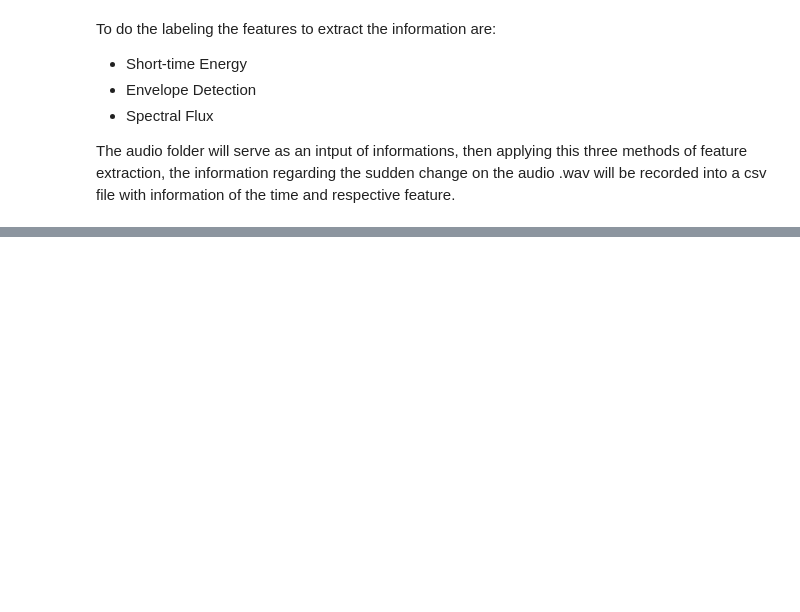
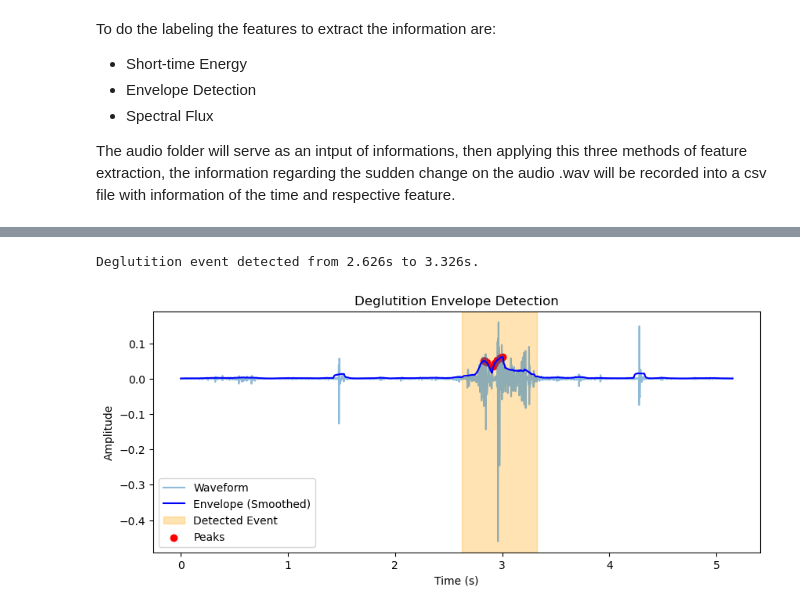
Before and after one commit to TTorres98/Swallowing-Detection, a Jupyter notebook: Audio_analysis/Audio_labeling.ipynb, the cells around one changed output, grey strips where cells are left out. Saved outputs shown, nothing was run; the diff lists cells and outputs as text; code cells hidden in the pictures; blank space fills up the shorter version.

```diff
--- a/Audio_analysis/Audio_labeling.ipynb
+++ b/Audio_analysis/Audio_labeling.ipynb
@@ -124,3 +146,0 @@ df
-# %%
-df = pd.read_csv("tempos_deglutiçao.csv")
-print(df.columns)
@@ -129,5 +146,0 @@ Index(['Filename', 'Start Time (s)', 'End Time (s)', 'Detected Feature'], dtype=
-# %%
-df = pd.read_csv("tempos_deglutiçao.csv")
-df.rename(columns={"Start Time (s)": "start_time", "End Time (s)": "end_time"}, inplace=True)
-
-print(df.columns)  # Check if renaming worked
@@ -136,3 +146,0 @@ Index(['Filename', 'start_time', 'end_time', 'Detected Feature'], dtype='object'
-# %%
-df.columns = df.columns.str.strip()  # Remove extra spaces
-print(df.columns)
@@ -149,2 +146,0 @@ Name: 0, dtype: object
-# %%
-df.columns = ["Filename", "start_time", "end_time", "Detected Feature"]
@@ -232,0 +154,53 @@ KeyError: 'start_time'
+# %%
+# Load the audio file
+audio_path = r"C:\Users\Teresa\Desktop\MBBAS (2ºano)\Tese\Audio_samples\GC_F1-3ml.wav"
+y, sr = librosa.load(audio_path, sr=None)  # Load with original sampling rate
+
+# Compute envelope using the Hilbert transform
+analytic_signal = scipy.signal.hilbert(y)
+amplitude_envelope = np.abs(analytic_signal)
+
+# Smooth the envelope with a moving average filter
+window_size = int(sr * 0.1)  # 100ms window
+smoothed_envelope = np.convolve(amplitude_envelope, np.ones(window_size)/window_size, mode='same')
+
+# Detect peaks in the envelope
+peaks, _ = scipy.signal.find_peaks(smoothed_envelope, height=np.max(smoothed_envelope) * 0.5)
+
+# Convert peak indices to time values
+peak_times = peaks / sr
+
+# Extract start and end time of the deglutition event (assuming one main peak)
+if len(peak_times) > 0:
+    event_start = max(0, peak_times[0] - 0.2)  # 200ms before the peak
+    event_end = min(len(y) / sr, peak_times[0] + 0.5)  # 500ms after the peak
+
+    # Save to CSV
+    df = pd.DataFrame({"Start_Time": [event_start], "End_Time": [event_end]})
+    df.to_csv("deglutition_event.csv", index=False)
+
+    print(f"Deglutition event detected from {event_start:.3f}s to {event_end:.3f}s.")
+
+    # Plot waveform and envelope with highlighted event
+    plt.figure(figsize=(10, 4))
+    time_axis = np.linspace(0, len(y) / sr, len(y))
+
+    plt.plot(time_axis, y, alpha=0.5, label="Waveform")
+    plt.plot(time_axis, smoothed_envelope, 'b', label="Envelope (Smoothed)")
+
+    # Highlight deglutition event
+    plt.axvspan(event_start, event_end, color='orange', alpha=0.3, label="Detected Event")
+
+    # Mark peaks
+    plt.scatter(peak_times, [smoothed_envelope[peaks[i]] for i in range(len(peaks))], color='red', label="Peaks")
+
+    plt.xlabel("Time (s)")
+    plt.ylabel("Amplitude")
+    plt.legend()
+    plt.title("Deglutition Envelope Detection")
+    plt.show()
+else:
+    print("No clear deglutition event detected.")
+# %% [output]
+Deglutition event detected from 2.626s to 3.326s.
+[figure, added]
```
Also changed, not shown: parts of 23 cells of this notebook, 5 other files.
